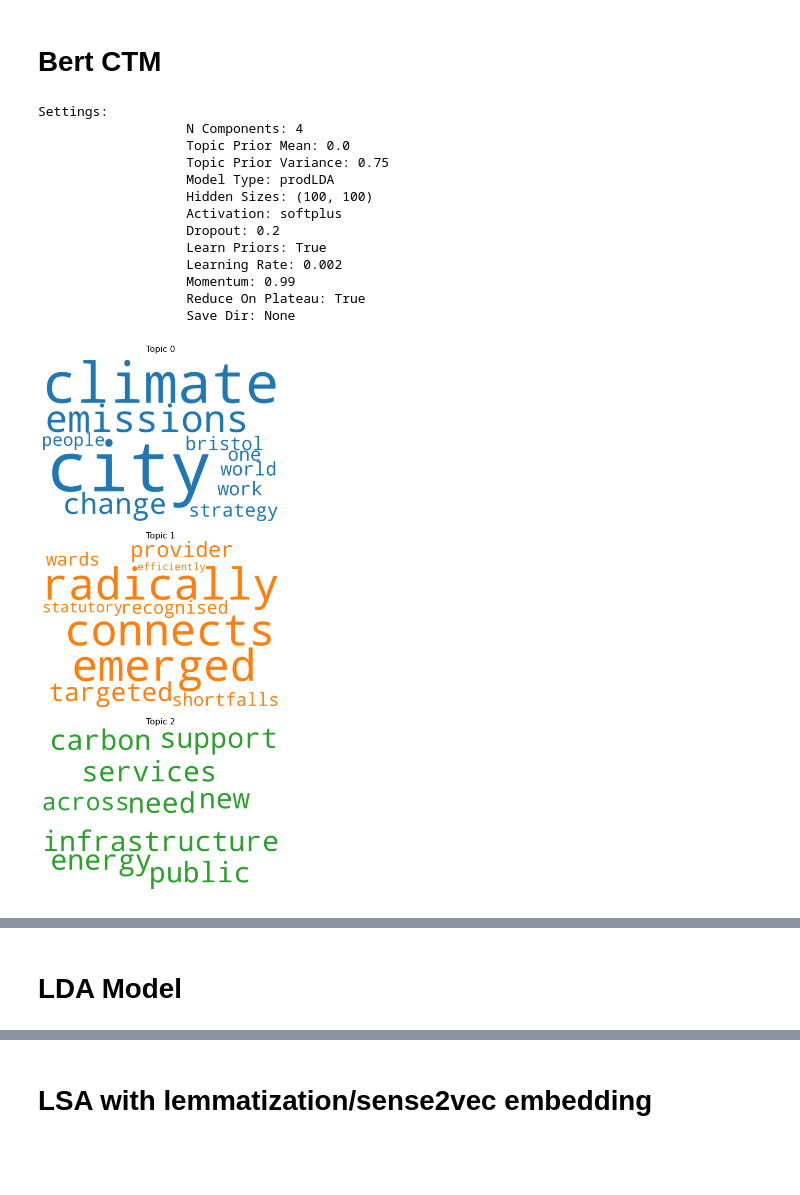
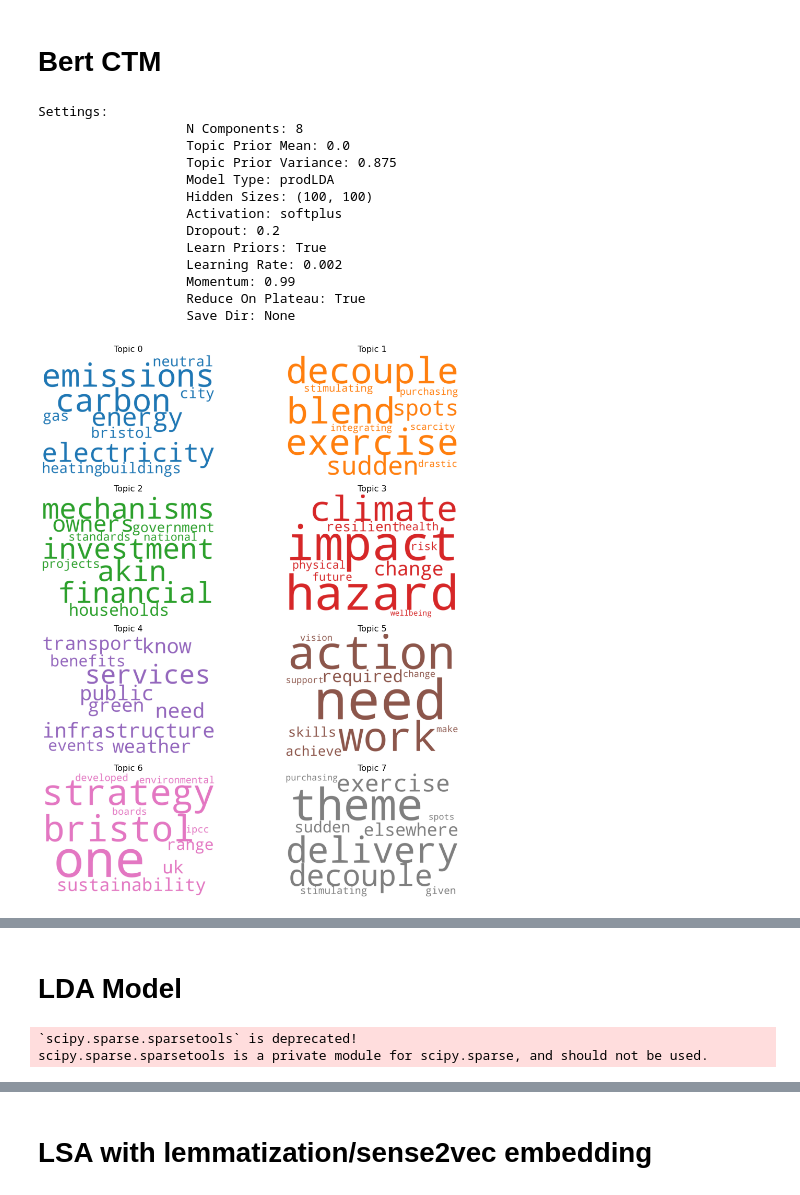
Before and after one commit to ClementChauvet/TopicModeling, a Jupyter notebook: Topic modelling Tests-Copy2.ipynb, the cells around one changed output, grey strips where cells are left out. Saved outputs shown, nothing was run; the diff lists cells and outputs as text; code cells hidden in the pictures; blank space fills up the shorter version.

```diff
--- a/Topic modelling Tests-Copy2.ipynb
+++ b/Topic modelling Tests-Copy2.ipynb
@@ -181,10 +173,11 @@ docs
 #Resolve coreferences
 import spacy
 import neuralcoref
-
-nlp = spacy.load('en_core_web_sm')
-nlp.max_length *=2
-neuralcoref.add_to_pipe(nlp)
-full_doc = " <cut_here> ".join(docs)
-doc_coref_resolved= nlp(full_doc)._.coref_resolved
-doc_coref_resolved = doc_coref_resolved.split(" <cut_here> ")
+def resolve_coref(docs):
+    nlp = spacy.load('en_core_web_sm')
+    nlp.max_length *=2
+    neuralcoref.add_to_pipe(nlp)
+    full_doc = " <cut_here> ".join(docs)
+    doc_coref_resolved= nlp(full_doc)._.coref_resolved
+    doc_coref_resolved = doc_coref_resolved.split(" <cut_here> ")
+    return doc_coref_resolved
@@ -197,7 +292,7 @@ from contextualized_topic_models.utils.preprocessing import WhiteSpacePreprocess
 import nltk
 # %%
 
-documents = doc_coref_resolved
+documents = docs
 sp = WhiteSpacePreprocessing(documents, stopwords_language='english')
 preprocessed_documents, unpreprocessed_corpus, vocab = sp.preprocess()
 tp = TopicModelDataPreparation("paraphrase-distilroberta-base-v1")
@@ -205,13 +300,13 @@ tp = TopicModelDataPreparation("paraphrase-distilroberta-base-v1")
 training_dataset = tp.fit(text_for_contextual=unpreprocessed_corpus, text_for_bow=preprocessed_documents)
 # %%
 
-ctm = CombinedTM(bow_size=len(tp.vocab), contextual_size=768, n_components=4, num_epochs=700, reduce_on_plateau = True)
+ctm = CombinedTM(bow_size=len(tp.vocab), contextual_size=768, n_components=8, num_epochs=200, reduce_on_plateau = True)
 ctm.fit(training_dataset, verbose = True) # run the model
 # %% [output]
 Settings:
-                   N Components: 4
+                   N Components: 8
                    Topic Prior Mean: 0.0
-                   Topic Prior Variance: 0.75
+                   Topic Prior Variance: 0.875
                    Model Type: prodLDA
                    Hidden Sizes: (100, 100)
                    Activation: softplus
@@ -227,36 +322,36 @@ from matplotlib import pyplot as plt
 from wordcloud import WordCloud, STOPWORDS
 import matplotlib.colors as mcolors
 
 cols = [color for name, color in mcolors.TABLEAU_COLORS.items()]
 cols *= 10
 
 cloud = WordCloud(background_color='white',
                   width=2500,
                   height=1800,
                   max_words=10,
                   colormap='tab12',
                   color_func=lambda *args, **kwargs: cols[i],
                   prefer_horizontal=1.0)
 
-topics = ctm.get_topic_lists(10)
+topics = ctm.get_topic_lists(20)
 
-fig, axes = plt.subplots(3, 1, figsize=(15,15), sharex=True, sharey=True)
+fig, axes = plt.subplots(4, 2, figsize=(15,15), sharex=True, sharey=True)
 
 for i, ax in enumerate(axes.flatten()):
     fig.add_subplot(ax)
     cloud.generate(" ".join(topics[i]))
     plt.gca().imshow(cloud)
     plt.gca().set_title('Topic ' + str(i), fontdict=dict(size=16))
     plt.gca().axis('off')
 
 
 plt.subplots_adjust(wspace=0, hspace=0)
 plt.axis('off')
 plt.margins(x=0, y=0)
 plt.tight_layout()
 plt.show()
 # %% [output]
-[figure, old version]
+[figure, new version]
 # %%
 import pyLDAvis as vis
 
@@ -334,7 +429,10 @@ def preprocess_data(doc_set):
         # add tokens to list
         texts.append(tokens)
     return texts
-clean_docs= preprocess_data(doc_by_sent)
+clean_docs= preprocess_data(doc_coref_resolved)
+# %% [output]
+`scipy.sparse.sparsetools` is deprecated!
+scipy.sparse.sparsetools is a private module for scipy.sparse, and should not be used.
 # %%
 #Compute bigrams, trigrams, quadgrams
 import gensim
```
Also changed, not shown: parts of 36 cells of this notebook.
